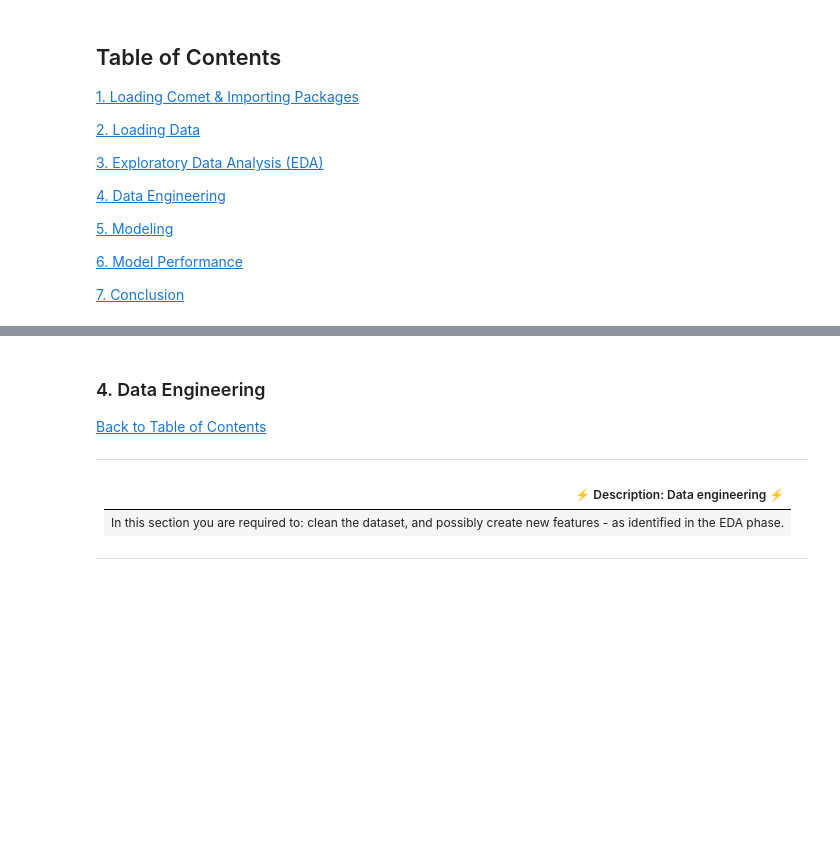
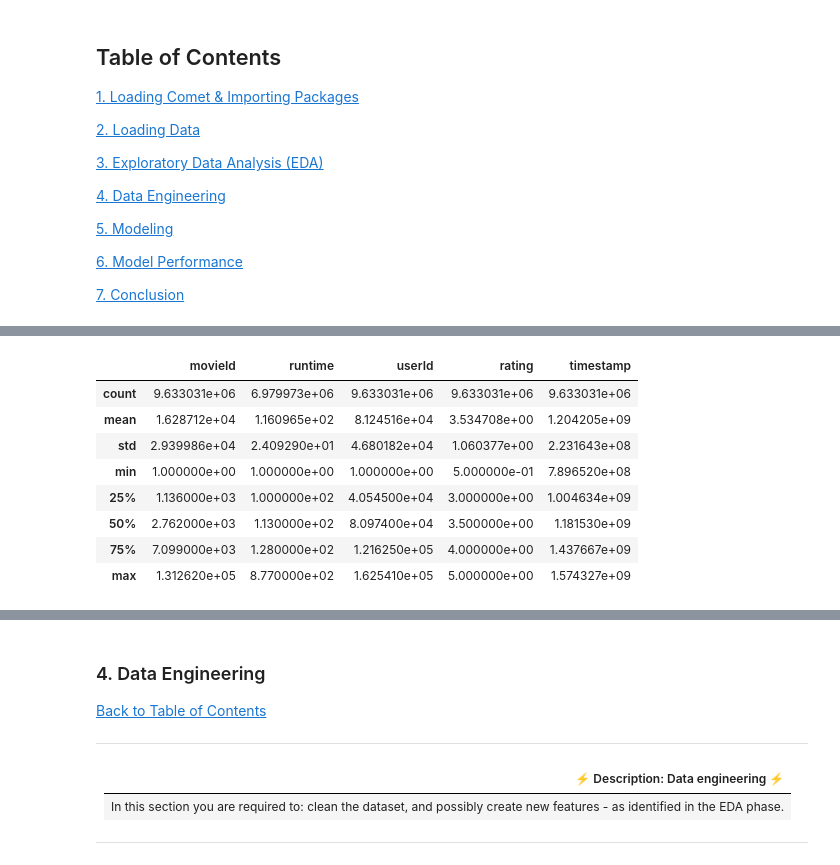
Before and after one commit to MrSathekge/Unsupervised-Learning-Sprint-2207FTDS-Team-JM5, a Jupyter notebook: Starter_Notebook.ipynb, the cells around one changed output, grey strips where cells are left out. Saved outputs shown, nothing was run; the diff lists cells and outputs as text; code cells hidden in the pictures; blank space fills up the shorter version.

```diff
--- a/Starter_Notebook.ipynb
+++ b/Starter_Notebook.ipynb
@@ -110,0 +368,12 @@ import seaborn as sns
+# %%
+imdb_train.describe()
+# %% [output]
+|  | movieId | runtime | userId | rating | timestamp |
+| count | 9.633031e+06 | 6.979973e+06 | 9.633031e+06 | 9.633031e+06 | 9.633031e+06 |
+| mean | 1.628712e+04 | 1.160965e+02 | 8.124516e+04 | 3.534708e+00 | 1.204205e+09 |
+| std | 2.939986e+04 | 2.409290e+01 | 4.680182e+04 | 1.060377e+00 | 2.231643e+08 |
+| min | 1.000000e+00 | 1.000000e+00 | 1.000000e+00 | 5.000000e-01 | 7.896520e+08 |
+| 25% | 1.136000e+03 | 1.000000e+02 | 4.054500e+04 | 3.000000e+00 | 1.004634e+09 |
+| 50% | 2.762000e+03 | 1.130000e+02 | 8.097400e+04 | 3.500000e+00 | 1.181530e+09 |
+| 75% | 7.099000e+03 | 1.280000e+02 | 1.216250e+05 | 4.000000e+00 | 1.437667e+09 |
+| max | 1.312620e+05 | 8.770000e+02 | 1.625410e+05 | 5.000000e+00 | 1.574327e+09 |
```
Also changed, not shown: parts of 35 cells of this notebook.
